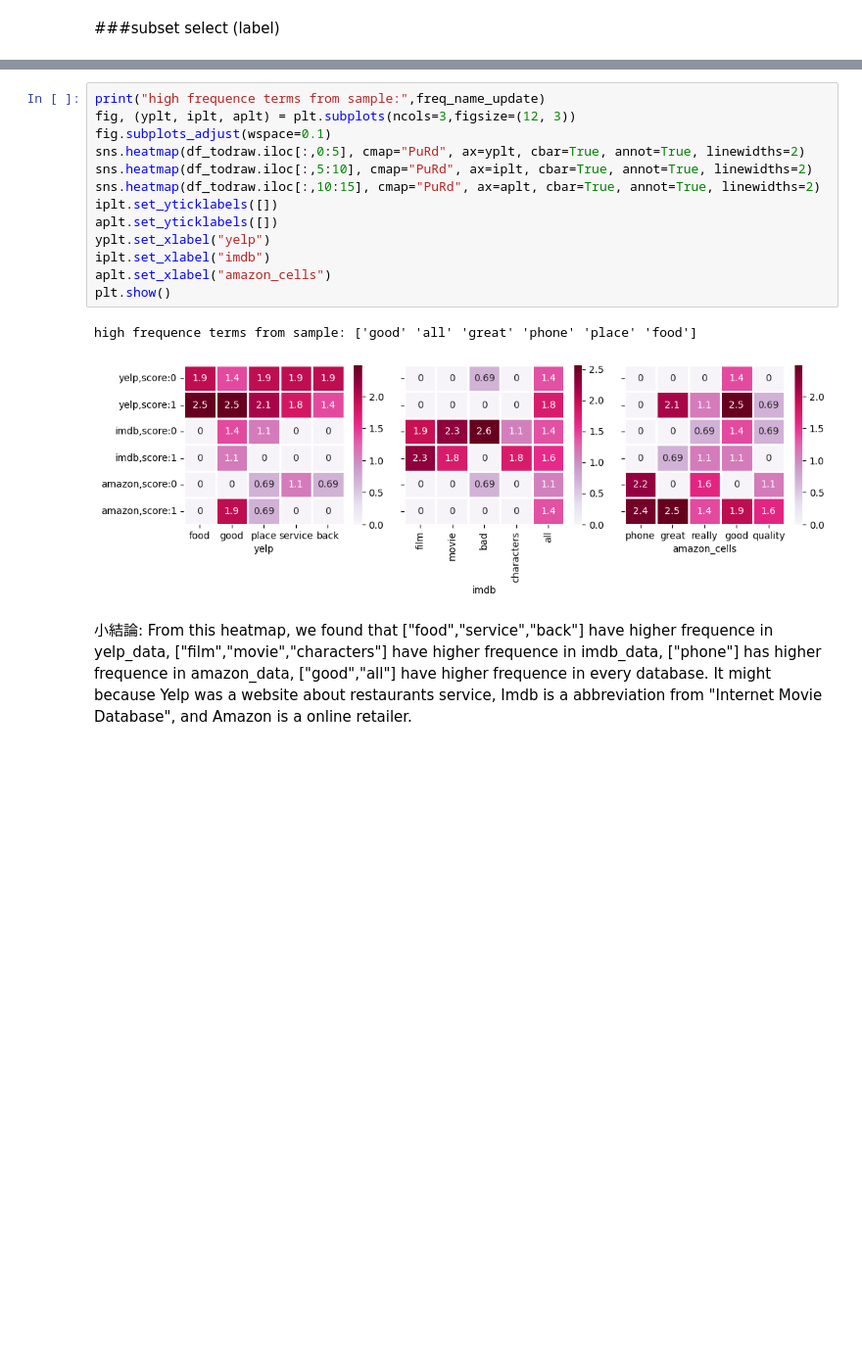
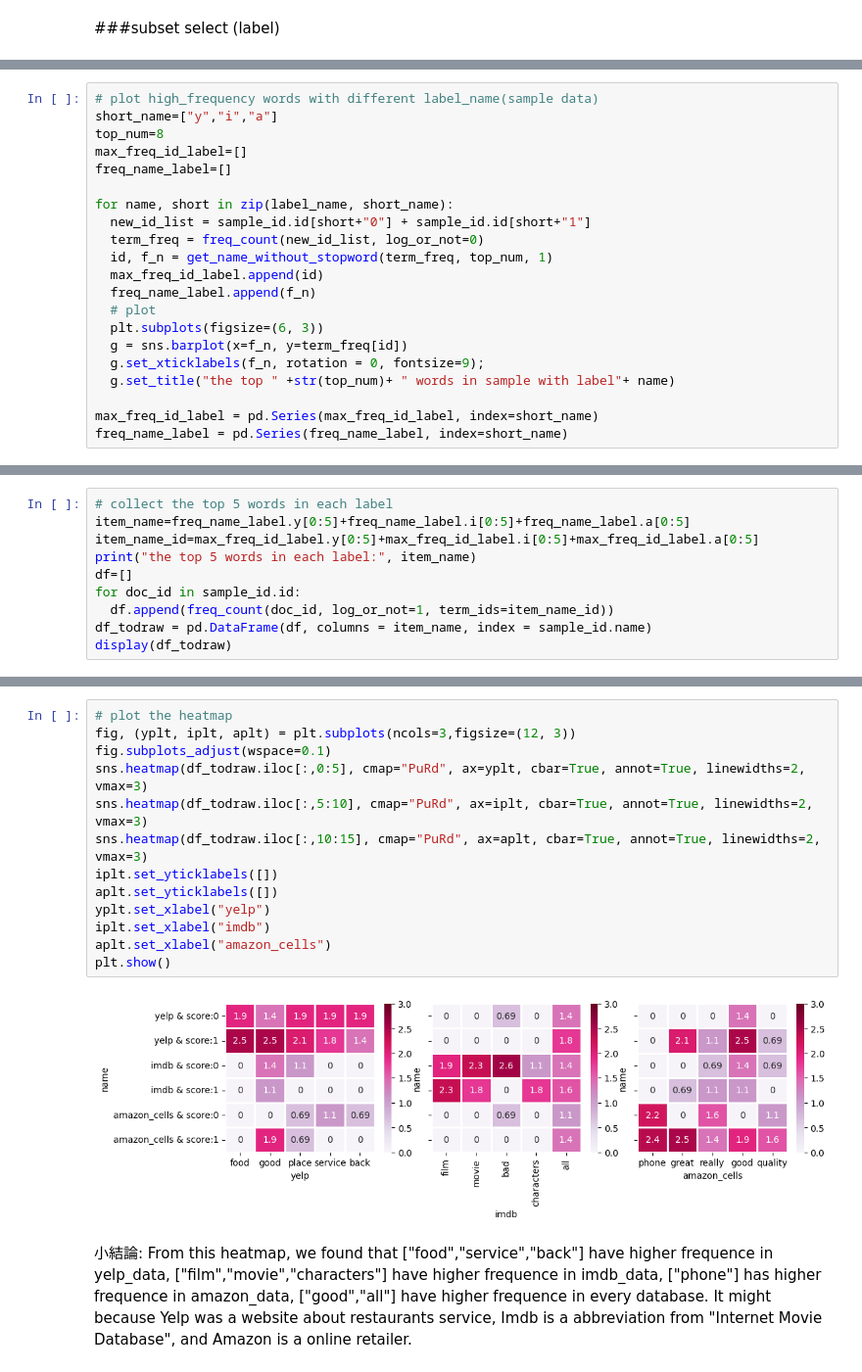
Before and after one commit to gigi-igig/DM2023-Lab1-Master, a Jupyter notebook: Homework/DM2023-Lab1-Homework.ipynb, the cells around one changed output, grey strips where cells are left out. Shown at 98% size. Drawn from its saved outputs; the diff is of its cells as text; blank space fills up the shorter version.

```diff
--- a/Homework/DM2023-Lab1-Homework.ipynb
+++ b/Homework/DM2023-Lab1-Homework.ipynb
@@ -888,0 +875,21 @@ df_todraw = pd.DataFrame(plot_z, columns = item_name, index = plot_y)
+# %%
+# plot high_frequency words with different label_name(sample data)
+short_name=["y","i","a"]
+top_num=8
+max_freq_id_label=[]
+freq_name_label=[]
+
+for name, short in zip(label_name, short_name):
+  new_id_list = sample_id.id[short+"0"] + sample_id.id[short+"1"]
+  term_freq = freq_count(new_id_list, log_or_not=0)
+  id, f_n = get_name_without_stopword(term_freq, top_num, 1)
+  max_freq_id_label.append(id)
+  freq_name_label.append(f_n)
+  # plot
+  plt.subplots(figsize=(6, 3))
+  g = sns.barplot(x=f_n, y=term_freq[id])
+  g.set_xticklabels(f_n, rotation = 0, fontsize=9);
+  g.set_title("the top " +str(top_num)+ " words in sample with label"+ name)
+
+max_freq_id_label = pd.Series(max_freq_id_label, index=short_name)
+freq_name_label = pd.Series(freq_name_label, index=short_name)
@@ -888,0 +900,10 @@ df_todraw = pd.DataFrame(plot_z, columns = item_name, index = plot_y)
+# %%
+# collect the top 5 words in each label
+item_name=freq_name_label.y[0:5]+freq_name_label.i[0:5]+freq_name_label.a[0:5]
+item_name_id=max_freq_id_label.y[0:5]+max_freq_id_label.i[0:5]+max_freq_id_label.a[0:5]
+print("the top 5 words in each label:", item_name)
+df=[]
+for doc_id in sample_id.id:
+  df.append(freq_count(doc_id, log_or_not=1, term_ids=item_name_id))
+df_todraw = pd.DataFrame(df, columns = item_name, index = sample_id.name)
+display(df_todraw)
@@ -889,19 +920,18 @@ df_todraw = pd.DataFrame(plot_z, columns = item_name, index = plot_y)
 # %%
-print("high frequence terms from sample:",freq_name_update)
+# plot the heatmap
 fig, (yplt, iplt, aplt) = plt.subplots(ncols=3,figsize=(12, 3))
 fig.subplots_adjust(wspace=0.1)
-sns.heatmap(df_todraw.iloc[:,0:5], cmap="PuRd", ax=yplt, cbar=True, annot=True, linewidths=2)
-sns.heatmap(df_todraw.iloc[:,5:10], cmap="PuRd", ax=iplt, cbar=True, annot=True, linewidths=2)
-sns.heatmap(df_todraw.iloc[:,10:15], cmap="PuRd", ax=aplt, cbar=True, annot=True, linewidths=2)
+sns.heatmap(df_todraw.iloc[:,0:5], cmap="PuRd", ax=yplt, cbar=True, annot=True, linewidths=2, vmax=3)
+sns.heatmap(df_todraw.iloc[:,5:10], cmap="PuRd", ax=iplt, cbar=True, annot=True, linewidths=2, vmax=3)
+sns.heatmap(df_todraw.iloc[:,10:15], cmap="PuRd", ax=aplt, cbar=True, annot=True, linewidths=2, vmax=3)
 iplt.set_yticklabels([])
 aplt.set_yticklabels([])
 yplt.set_xlabel("yelp")
 iplt.set_xlabel("imdb")
 aplt.set_xlabel("amazon_cells")
 plt.show()
 # %% [output]
-high frequence terms from sample: ['good' 'all' 'great' 'phone' 'place' 'food']
-[figure, old version]
+[figure, new version]
 # %% [markdown]
 小結論:
 From this heatmap, we found that ["food","service","back"] have higher frequence in yelp_data, ["film","movie","characters"] have higher frequence in imdb_data, ["phone"] has higher frequence in amazon_data, ["good","all"] have higher frequence in every database. It might because Yelp was a website about restaurants service, Imdb is a abbreviation from "Internet Movie Database", and Amazon is a online retailer.
```
Also changed, not shown: parts of 42 cells of this notebook.
